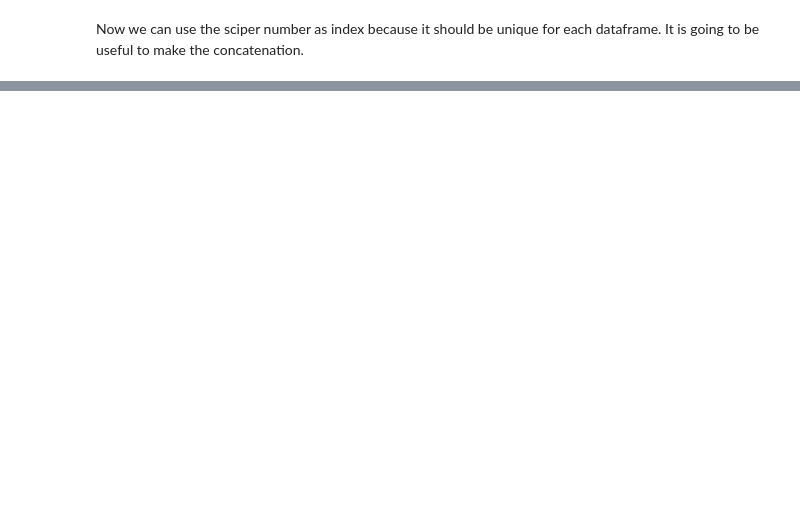
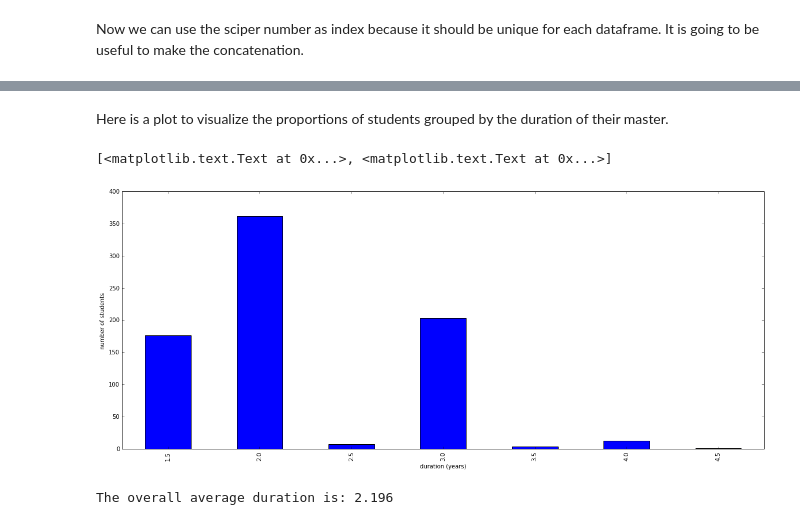
Before and after one commit to Symsystem/adaepflHomework, a Jupyter notebook: 02 - Data from the Web/Data from the web.ipynb, the cells around one changed output, grey strips where cells are left out. Cells and saved outputs as stored; diff of their text form; code cells hidden in the pictures; blank space fills up the shorter version.

```diff
--- a/02 - Data from the Web/Data from the web.ipynb
+++ b/02 - Data from the Web/Data from the web.ipynb
@@ -286,0 +323,23 @@ students
+# %%
+def getDuration(sem1, sem2):
+    if int(sem2[0]) >= int(sem1[0]):
+        return int(sem2[1]) - int(sem1[0])
+    else:
+        return int(sem1[0]) - int(sem2[0])
+
+students['duration'] = [getDuration(sem1.split("-"), sem2.split('-'))
+                        for sem1, sem2 in students[['semester 1', 'semester 2']].values]
+
+for i,row in students.iterrows() :
+    if (row['semester 3'] != '') :
+        students.loc[i,'duration'] += 0.5
+    elif ((row['minor'] != '' or row['specialization'] != '')) :
+        students.loc[i,'duration'] += 0.5
+    if (row['project aut'] != '') :
+        students.loc[i,'duration'] += 0.5
+    if (row['project spr'] != '') :
+        students.loc[i,'duration'] += 0.5
+    if (row['project spr'] == '' and row['project aut'] == '' ) :
+        students.loc[i,'duration'] += 0.5
+
+students
@@ -286,0 +365,15 @@ students
+# %% [markdown]
+Here is a plot to visualize the proportions of students grouped by the duration of their master.
+# %%
+plt.figure(figsize=(20,8))
+
+ax = students.groupby(['duration']).count().name.plot(kind='bar')
+ax.set(xlabel='duration (years)', ylabel='number of students')
+# %% [output]
+[<matplotlib.text.Text at 0x...>, <matplotlib.text.Text at 0x...>]
+[figure, added]
+# %%
+overall_avg_duration = students['duration'].mean()
+print('The overall average duration is:', round(overall_avg_duration, 3))
+# %% [output]
+The overall average duration is: 2.196
```
Also changed, not shown: parts of 35 cells of this notebook.
